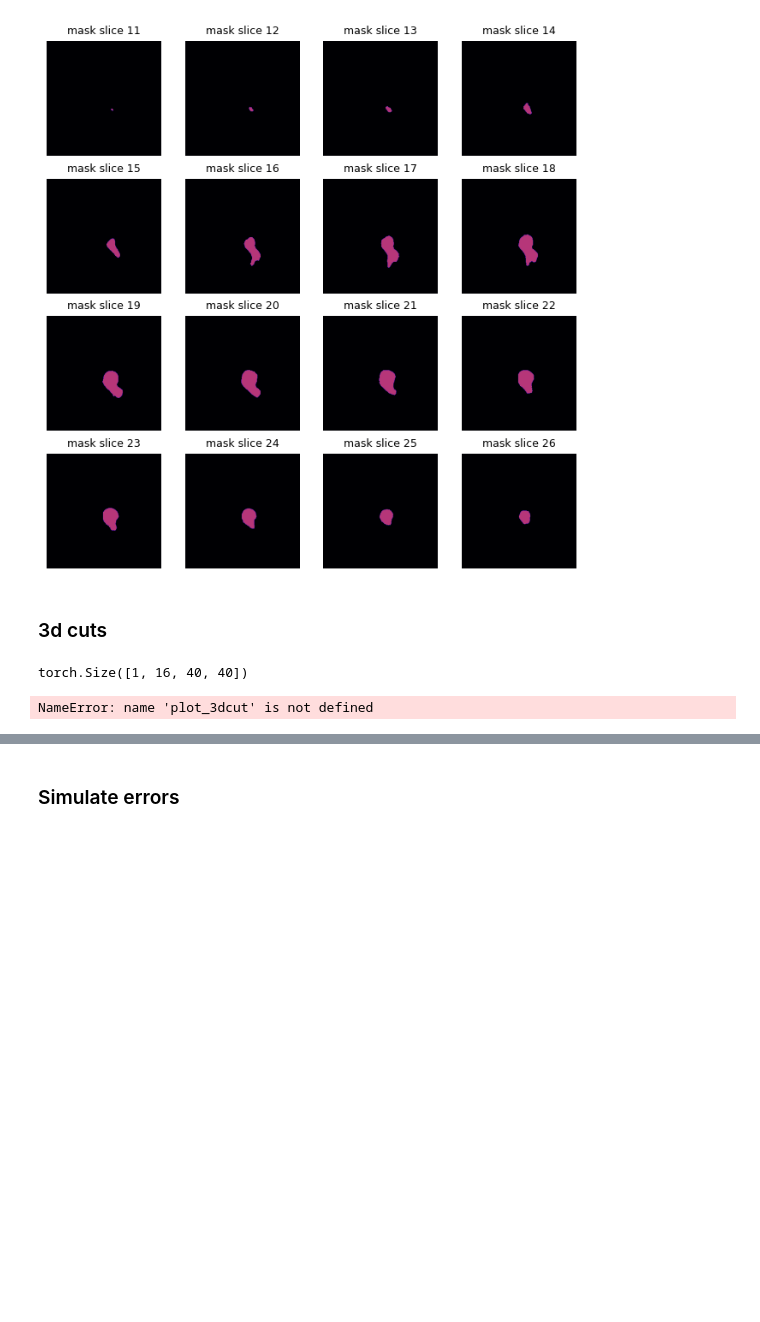
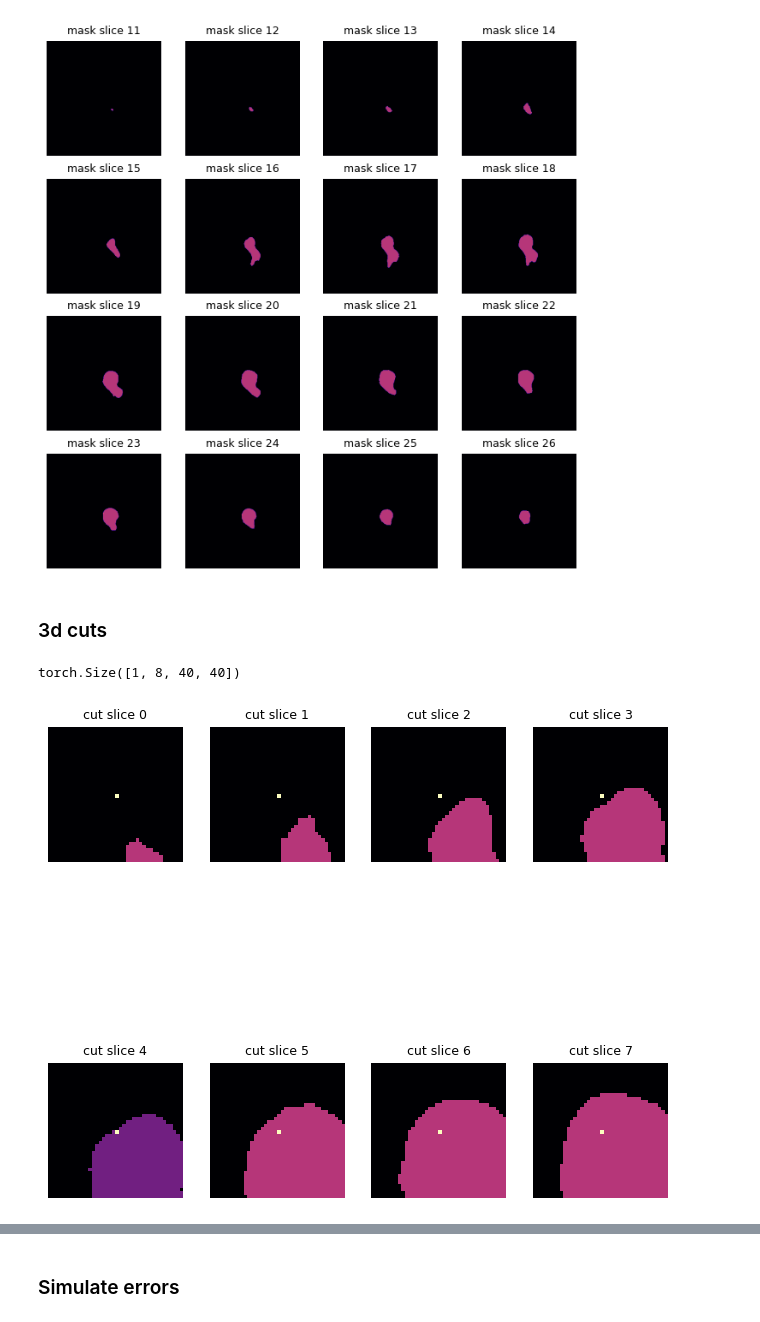
Before and after one commit to kuko6/click-correction, a Jupyter notebook: notebooks/3dcuts.ipynb, the cells around one changed output, grey strips where cells are left out. Drawn from its saved outputs; the diff is of its cells as text; code cells hidden in the pictures; blank space fills up the shorter version.

```diff
--- a/notebooks/3dcuts.ipynb
+++ b/notebooks/3dcuts.ipynb
@@ -210,7 +210,7 @@ def plot_3dcut(cut: torch.Tensor, plot_click=True, cmap='magma'):
 
         axs[j].imshow(tmp_slice, cmap=cmap)
         axs[j].axis('off')
-        axs[j].set_title(f'cut {i}', fontsize=9)
+        axs[j].set_title(f'cut slice {i}', fontsize=9)
         j += 1
 
     plt.show()
@@ -265,10 +265,10 @@ cuts = _cut_volumes(torch.stack((seg[0], img[0], img[1])), seg[1], cut_size=40,
 # %%
-_cut_volumes(seg[0].unsqueeze(0), seg[1], cut_size=40, cut_depth=8, cut_fn=_3dcut_volume)[0].shape
+_cut_volumes(seg[0].unsqueeze(0), seg[1], cut_size=40, cut_depth=4, cut_fn=_3dcut_volume)[0].shape
 # %% [output]
-torch.Size([1, 16, 40, 40])
+torch.Size([1, 8, 40, 40])
 # %%
 twod_cuts = _cut_volumes(seg[0], seg[1], cut_fn=_cut_volume)
 # %%
-plot_3dcut(cuts[6][0])
+plot_3dcut(cuts[12][0])
 # %% [output]
-NameError: name 'plot_3dcut' is not defined
+[figure, added]
```
Also changed, not shown: parts of 3 cells of this notebook, 15 other files.
